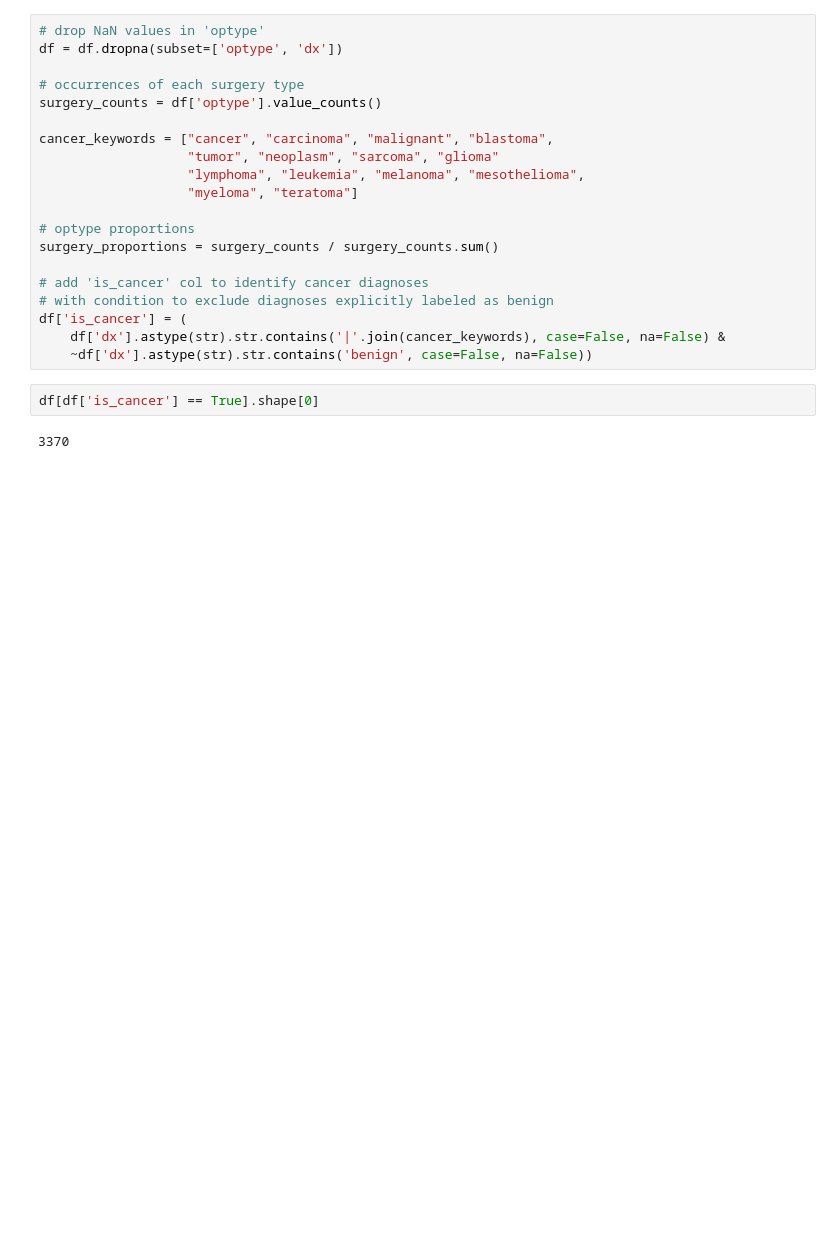
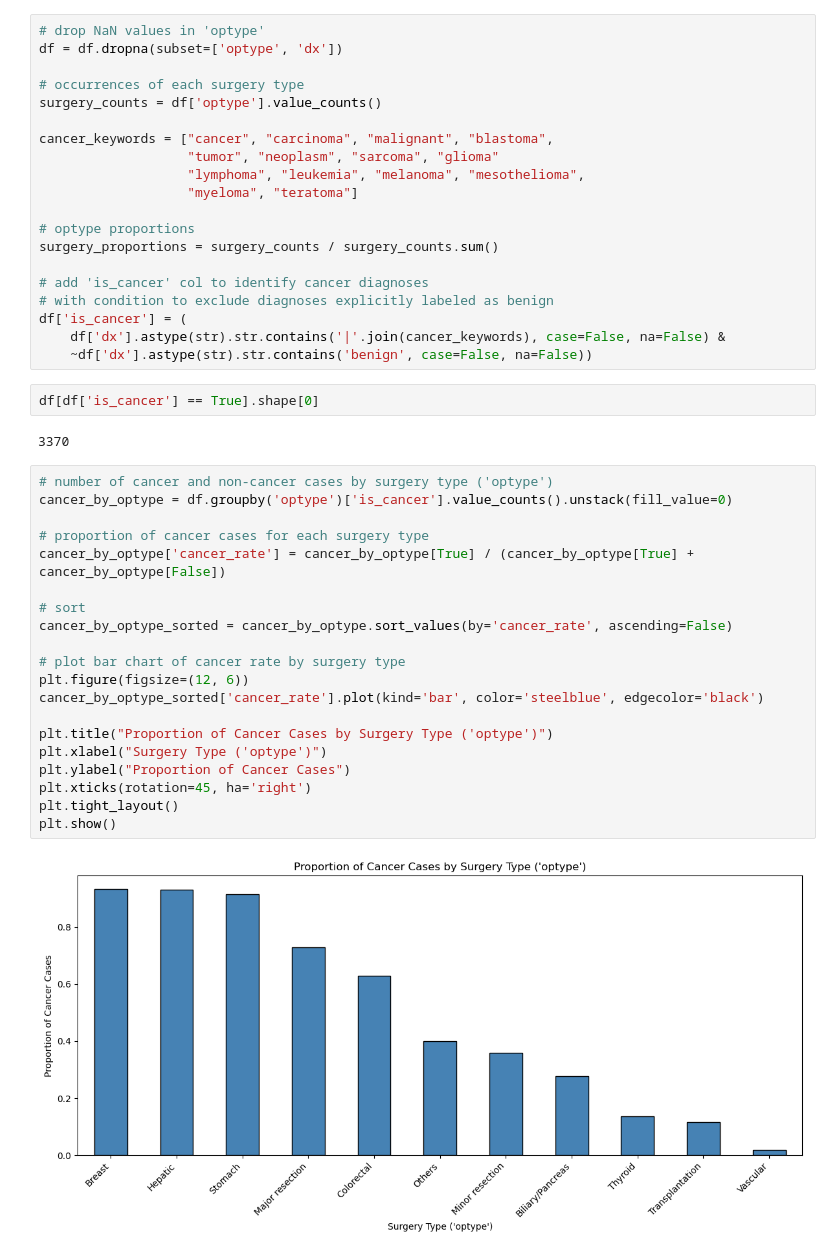
Before and after one commit to andiigonzalez/dsc106_finalproject, a Jupyter notebook: r_data/analysis.ipynb, the cells around one changed output. Drawn from its saved outputs; the diff is of its cells as text; blank space fills up the shorter version.

```diff
--- a/r_data/analysis.ipynb
+++ b/r_data/analysis.ipynb
@@ -39,4 +42,26 @@ df['is_cancer'] = (
 df[df['is_cancer'] == True].shape[0]
 # %% [output]
 3370
+# %%
+# number of cancer and non-cancer cases by surgery type ('optype')
+cancer_by_optype = df.groupby('optype')['is_cancer'].value_counts().unstack(fill_value=0)
+
+# proportion of cancer cases for each surgery type
+cancer_by_optype['cancer_rate'] = cancer_by_optype[True] / (cancer_by_optype[True] + cancer_by_optype[False])
+
+# sort
+cancer_by_optype_sorted = cancer_by_optype.sort_values(by='cancer_rate', ascending=False)
+
+# plot bar chart of cancer rate by surgery type
+plt.figure(figsize=(12, 6))
+cancer_by_optype_sorted['cancer_rate'].plot(kind='bar', color='steelblue', edgecolor='black')
+
+plt.title("Proportion of Cancer Cases by Surgery Type ('optype')")
+plt.xlabel("Surgery Type ('optype')")
+plt.ylabel("Proportion of Cancer Cases")
+plt.xticks(rotation=45, ha='right')
+plt.tight_layout()
+plt.show()
+# %% [output]
+[figure, added]
 # %%
```
Also changed, not shown: parts of 4 cells of this notebook, 30 other files.
